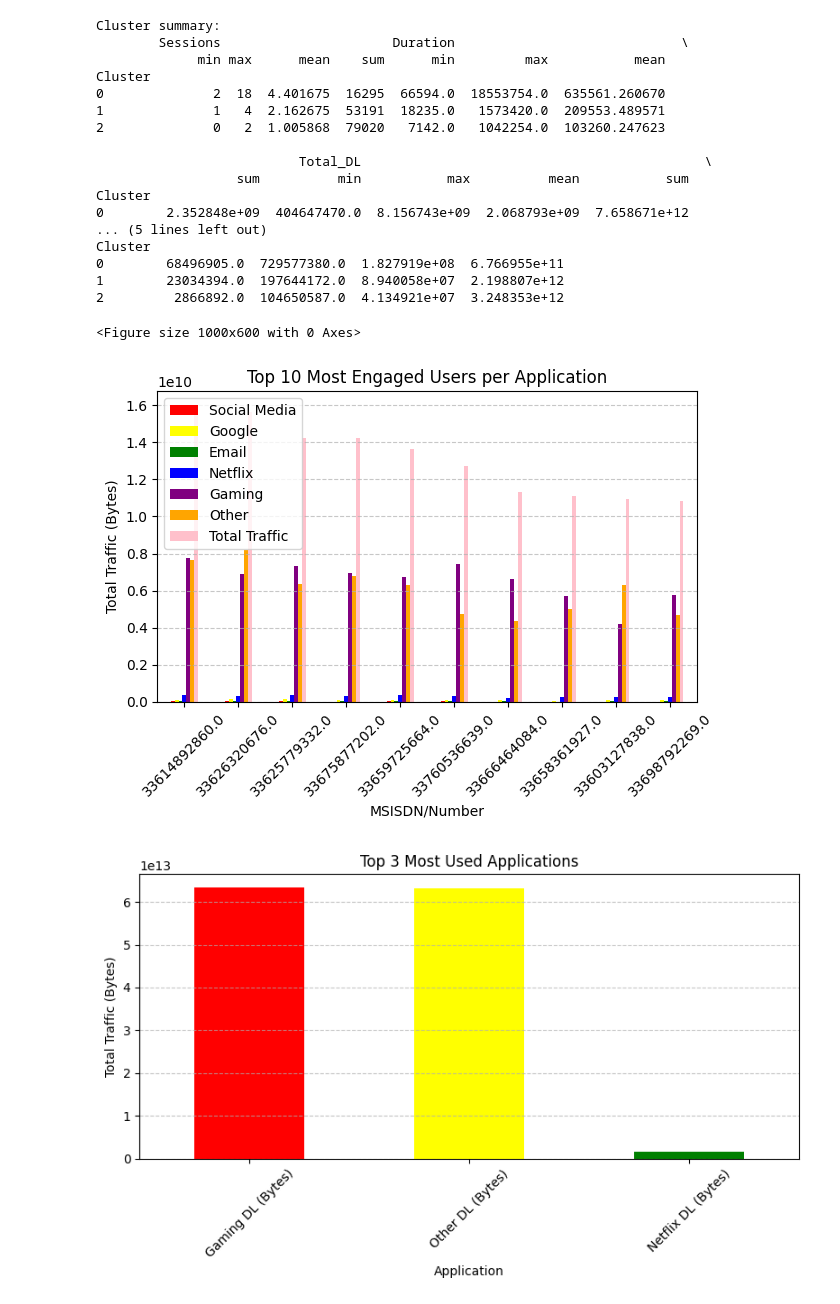
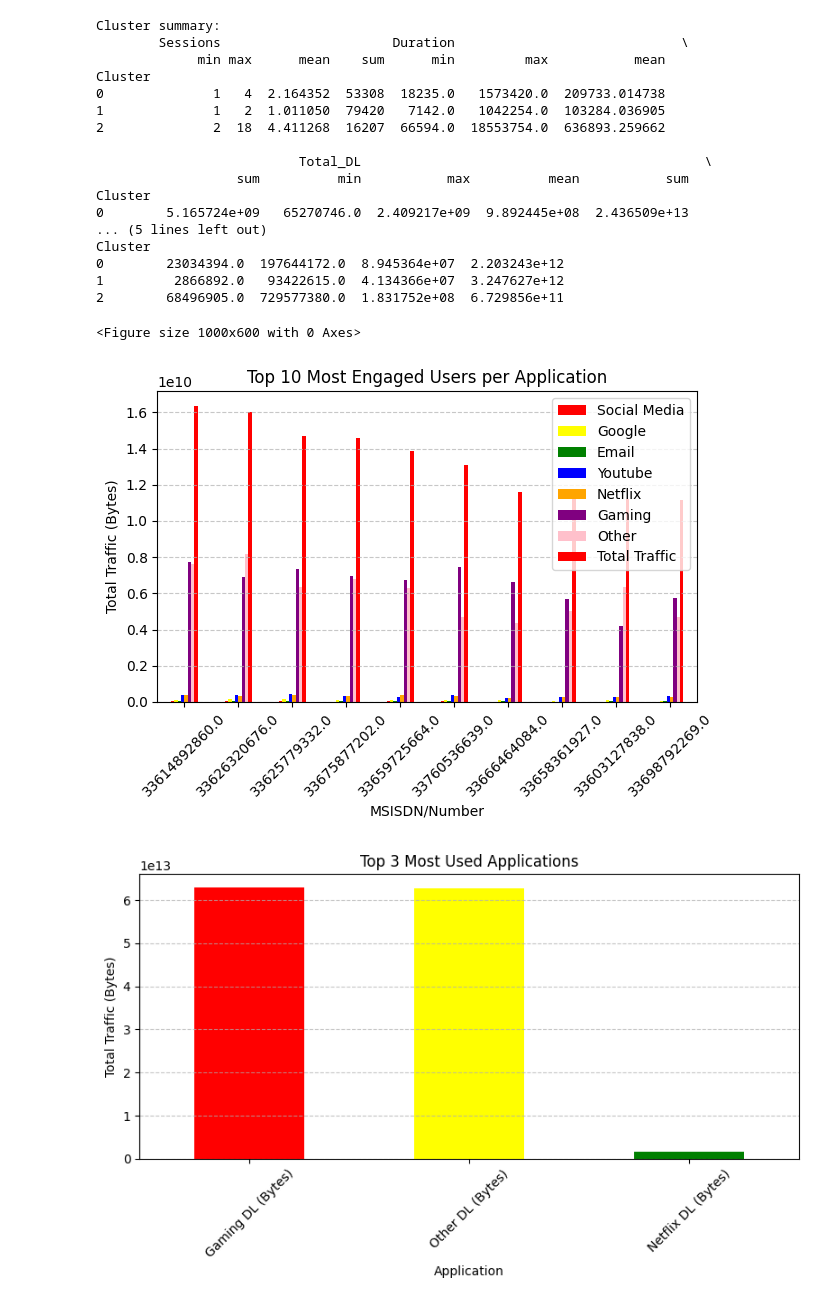
Before and after one commit to mistir-nigusse/Telecom_data_analysis_10Academy_week_1, a Jupyter notebook: notebooks/user_engagement_analysis.ipynb, the cells around one changed output. Saved outputs shown, nothing was run; the diff lists cells and outputs as text; code cells hidden in the pictures.

```diff
--- a/notebooks/user_engagement_analysis.ipynb
+++ b/notebooks/user_engagement_analysis.ipynb
@@ -22,3 +15,10 @@ df = loader.load_data(table_name)
+# %%
+from src.data_preprocess import DataPreProcessor
+preprocessor = DataPreProcessor()
+
+df_raw = preprocessor.fetch_preprocessed_data()
+msisdn_to_exclude = 41882819545.02736
+df = df_raw[df_raw['MSISDN/Number'] != msisdn_to_exclude]
 # %%
 engagement_metrics = df.groupby('MSISDN/Number').agg({'Bearer Id': 'count', 'Dur. (ms)': 'sum', 'Total DL (Bytes)': 'sum', 'Total UL (Bytes)': 'sum'})
 engagement_metrics.columns = ['Sessions', 'Duration', 'Total_DL', 'Total_UL']  # Rename columns for clarity
@@ -70,29 +70,30 @@ Cluster summary:
         Sessions                      Duration                             \
              min max      mean    sum      min         max           mean
 Cluster
-0              2  18  4.401675  16295  66594.0  18553754.0  635561.260670
-1              1   4  2.162675  53191  18235.0   1573420.0  209553.489571
-2              0   2  1.005868  79020   7142.0   1042254.0  103260.247623
+0              1   4  2.164352  53308  18235.0   1573420.0  209733.014738
+1              1   2  1.011050  79420   7142.0   1042254.0  103284.036905
+2              2  18  4.411268  16207  66594.0  18553754.0  636893.259662
 
                           Total_DL                                            \
                   sum          min           max          mean           sum
 Cluster
-0        2.352848e+09  404647470.0  8.156743e+09  2.068793e+09  7.658671e+12
+0        5.165724e+09   65270746.0  2.409217e+09  9.892445e+08  2.436509e+13
 ... (5 lines left out)
 Cluster
-0        68496905.0  729577380.0  1.827919e+08  6.766955e+11
-1        23034394.0  197644172.0  8.940058e+07  2.198807e+12
-2         2866892.0  104650587.0  4.134921e+07  3.248353e+12
+0        23034394.0  197644172.0  8.945364e+07  2.203243e+12
+1         2866892.0   93422615.0  4.134366e+07  3.247627e+12
+2        68496905.0  729577380.0  1.831752e+08  6.729856e+11
 # %%
 # Step 4: Aggregate user total traffic per application and derive the top 10 most engaged users per application
 # Let's assume the column names for each application
-app_columns = ['Social Media', 'Google', 'Email', 'Netflix', 'Gaming', 'Other']
+app_columns = ['Social Media', 'Google', 'Email', 'Netflix', 'Gaming', 'Youtube', 'Other']
 
 # Create a dictionary to map each application to its corresponding columns
 app_column_mapping = {
     'Social Media': ['Social Media DL (Bytes)', 'Social Media UL (Bytes)'],
     'Google': ['Google DL (Bytes)', 'Google UL (Bytes)'],
     'Email': ['Email DL (Bytes)', 'Email UL (Bytes)'],
+    'Youtube': ['Youtube DL (Bytes)', 'Youtube UL (Bytes)'],
     'Netflix': ['Netflix DL (Bytes)', 'Netflix UL (Bytes)'],
     'Gaming': ['Gaming DL (Bytes)', 'Gaming UL (Bytes)'],
     'Other': ['Other DL (Bytes)', 'Other UL (Bytes)']
@@ -115,20 +116,20 @@ top_10_app_users = app_traffic.groupby('MSISDN/Number').sum().nlargest(10, 'Tota
 
 # Now let's proceed with plotting the top 3 most used applications
 # %%
-colors = ['red', 'yellow', 'green', 'blue', 'purple', 'orange', 'pink']
+colors = ['red', 'yellow', 'green', 'blue', 'orange', 'purple', 'pink']
 
 plt.figure(figsize=(10, 6))
 top_10_app_users.plot(kind='bar', color=colors)
 plt.title('Top 10 Most Engaged Users per Application')
 plt.xlabel('MSISDN/Number')
 plt.ylabel('Total Traffic (Bytes)')
 plt.xticks(rotation=45)
 plt.grid(axis='y', linestyle='--', alpha=0.7)
 plt.tight_layout()
 plt.show()
 # %% [output]
 <Figure size 1000x600 with 0 Axes>
-[figure, old version]
+[figure, new version]
 # %%
 # Define the list of application columns
 app_columns = ['Social Media DL (Bytes)', 'Social Media UL (Bytes)',
```
Also changed, not shown: parts of 1 cell of this notebook, 7 other files.
